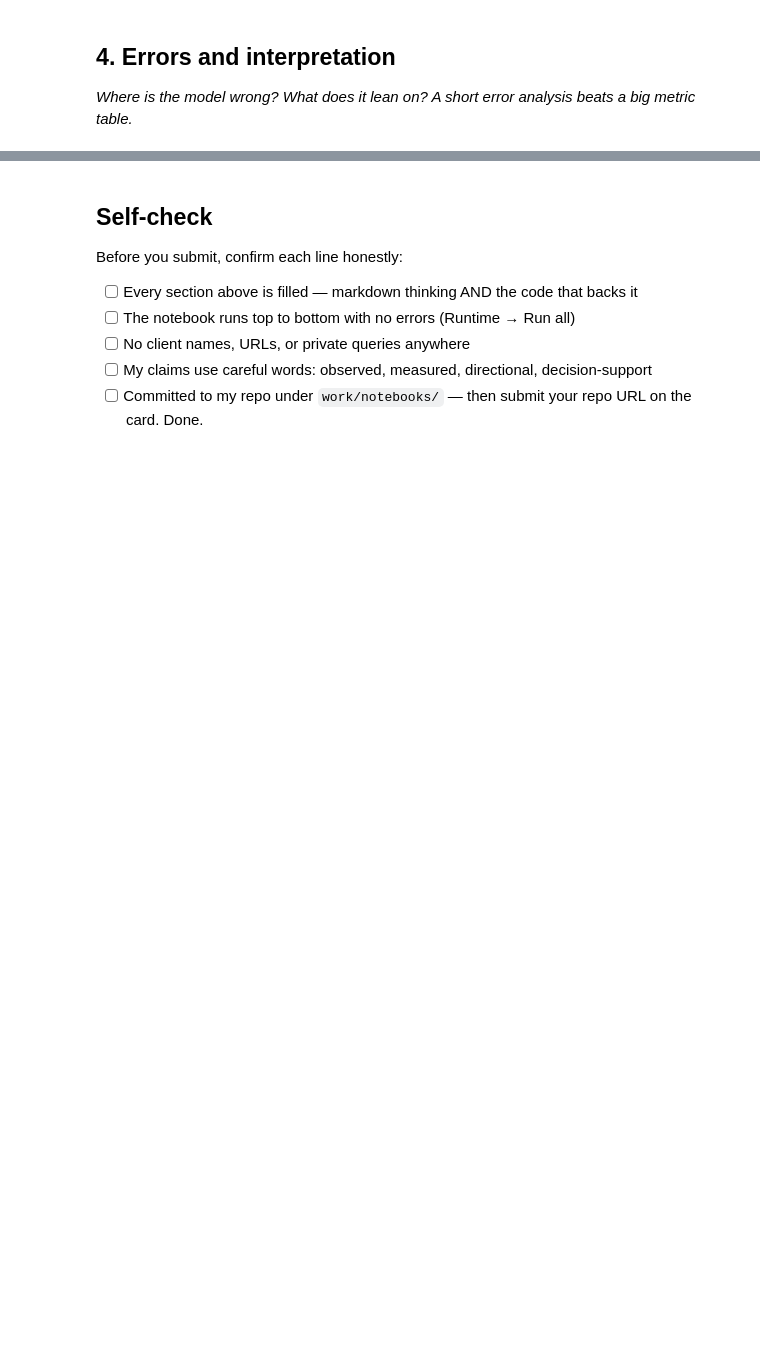
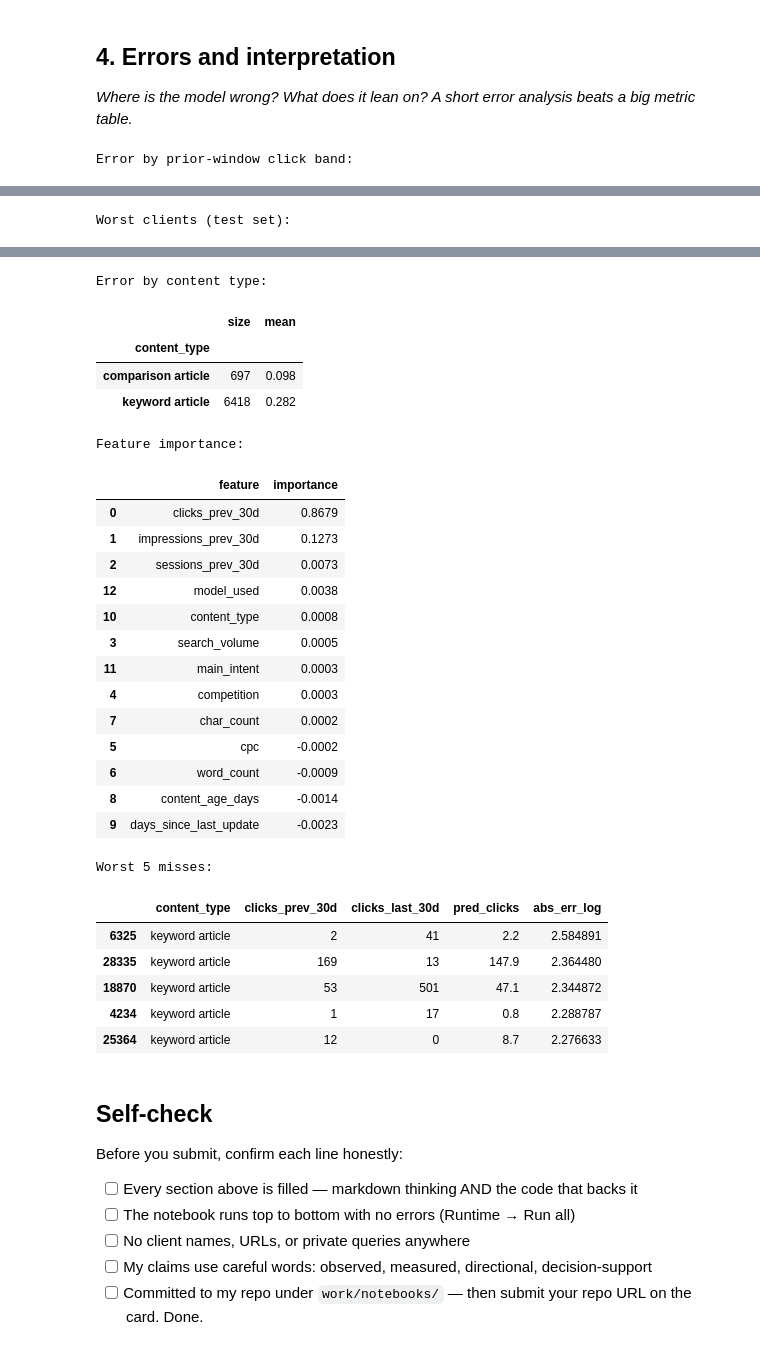
Before and after one commit to ayazahmedbscsf23-art/flyrank-ml-internship, a Jupyter notebook: work/notebooks/w05_model.ipynb, the cells around one changed output, grey strips where cells are left out. Drawn from its saved outputs; the diff is of its cells as text; code cells hidden in the pictures; blank space fills up the shorter version.

```diff
--- a/work/notebooks/w05_model.ipynb
+++ b/work/notebooks/w05_model.ipynb
@@ -22,0 +92,14 @@ This skeleton is yours to fill. Work the sections **in order** — each one has
+# %%
+from sklearn.model_selection import GroupShuffleSplit
+
+gss = GroupShuffleSplit(n_splits=1, test_size=0.25, random_state=SEED)
+tr_idx, te_idx = next(gss.split(X, y, groups=df[GROUP_COL]))
+X_tr, X_te = X.iloc[tr_idx], X.iloc[te_idx]
+y_tr, y_te = y.iloc[tr_idx], y.iloc[te_idx]
+
+shared = set(df.loc[tr_idx, GROUP_COL]) & set(df.loc[te_idx, GROUP_COL])
+print("split: grouped by", GROUP_COL)
+print("clients in train:", df.loc[tr_idx, GROUP_COL].nunique(), "| in test:", df.loc[te_idx, GROUP_COL].nunique())
+print("clients shared between train and test:", len(shared), "(should be 0)")
+print("train rows:", len(tr_idx), "| test rows:", len(te_idx))
+print("mean log1p clicks train/test:", round(y_tr.mean(), 3), "/", round(y_te.mean(), 3))
@@ -36,0 +185,36 @@ This skeleton is yours to fill. Work the sections **in order** — each one has
+# %%
+from sklearn.inspection import permutation_importance
+
+best = models["Model (boosted trees)"]
+p = preds["Model (boosted trees)"]
+err = df.iloc[te_idx][[GROUP_COL, "content_type", "clicks_prev_30d", "clicks_last_30d"]].copy()
+err["pred_clicks"] = np.expm1(p).round(1)
+err["abs_err_log"] = np.abs(y_te.values - p)
+
+# 1) By volume band: where does it miss?
+band = pd.cut(err["clicks_prev_30d"], [-1, 0, 2, 10, 50, np.inf], labels=["0", "1-2", "3-10", "11-50", "50+"])
+by_band = err.groupby(band).agg(pages=("abs_err_log", "size"),
+                                 avg_err_log=("abs_err_log", "mean"),
+                                 actual_mean=("clicks_last_30d", "mean"),
+                                 pred_mean=("pred_clicks", "mean")).round(2)
+print("Error by prior-window click band:"); display(by_band)
+
+# 2) By client: is the miss spread out or concentrated?
+by_client = err.groupby(GROUP_COL).agg(pages=("abs_err_log", "size"),
+                                        avg_err_log=("abs_err_log", "mean")).round(3)
+print("Worst clients (test set):"); display(by_client.sort_values("avg_err_log", ascending=False).head(5))
+
+# 3) By content type
+print("Error by content type:"); display(err.groupby("content_type")["abs_err_log"].agg(["size", "mean"]).round(3))
+
+# 4) What does it lean on? (permutation importance, drop in R2 when shuffled)
+imp = permutation_importance(best, X_te, y_te, scoring="r2", n_repeats=5, random_state=SEED)
+imp_df = (pd.DataFrame({"feature": X_te.columns, "importance": imp.importances_mean})
+          .sort_values("importance", ascending=False).round(4))
+print("Feature importance:"); display(imp_df)
+
+# 5) Biggest misses, for reading by hand
+print("Worst 5 misses:")
+display(err.sort_values("abs_err_log", ascending=False).head(5).drop(columns=[GROUP_COL]))
+# %% [output]
+Error by prior-window click band:
@@ -36,0 +228 @@ This skeleton is yours to fill. Work the sections **in order** — each one has
+Worst clients (test set):
@@ -37,3 +236,30 @@ This skeleton is yours to fill. Work the sections **in order** — each one has
+Error by content type:
+|  | size | mean |
+| content_type |  |  |
+| comparison article | 697 | 0.098 |
+| keyword article | 6418 | 0.282 |
+Feature importance:
+|  | feature | importance |
+| 0 | clicks_prev_30d | 0.8679 |
+| 1 | impressions_prev_30d | 0.1273 |
+| 2 | sessions_prev_30d | 0.0073 |
+| 12 | model_used | 0.0038 |
+| 10 | content_type | 0.0008 |
+| 3 | search_volume | 0.0005 |
+| 11 | main_intent | 0.0003 |
+| 4 | competition | 0.0003 |
+| 7 | char_count | 0.0002 |
+| 5 | cpc | -0.0002 |
+| 6 | word_count | -0.0009 |
+| 8 | content_age_days | -0.0014 |
+| 9 | days_since_last_update | -0.0023 |
+Worst 5 misses:
+|  | content_type | clicks_prev_30d | clicks_last_30d | pred_clicks | abs_err_log |
+| 6325 | keyword article | 2 | 41 | 2.2 | 2.584891 |
+| 28335 | keyword article | 169 | 13 | 147.9 | 2.364480 |
+| 18870 | keyword article | 53 | 501 | 47.1 | 2.344872 |
+| 4234 | keyword article | 1 | 17 | 0.8 | 2.288787 |
+| 25364 | keyword article | 12 | 0 | 8.7 | 2.276633 |
 # %% [markdown]
 ## Self-check
 
```
Also changed, not shown: parts of 9 cells of this notebook.
